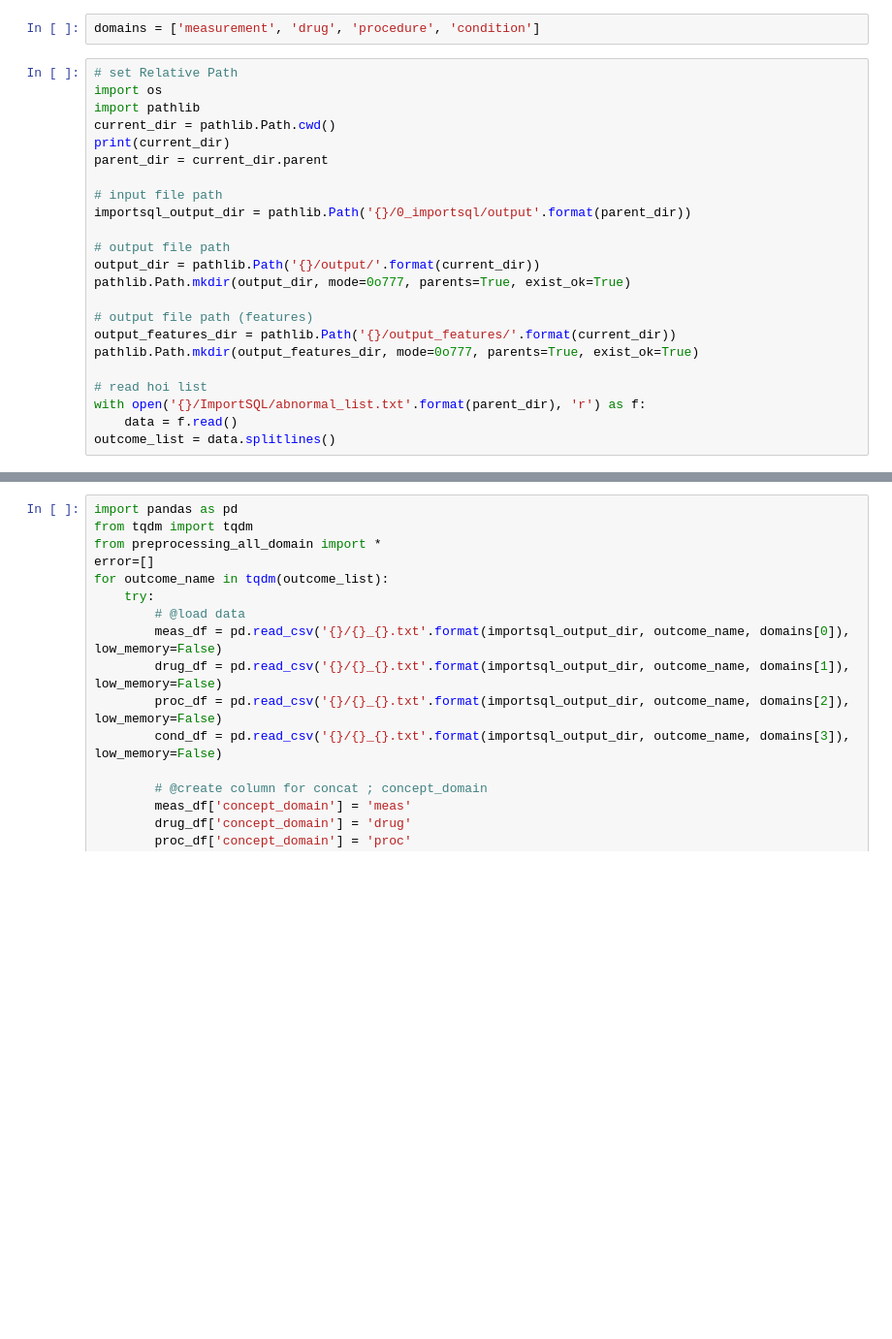
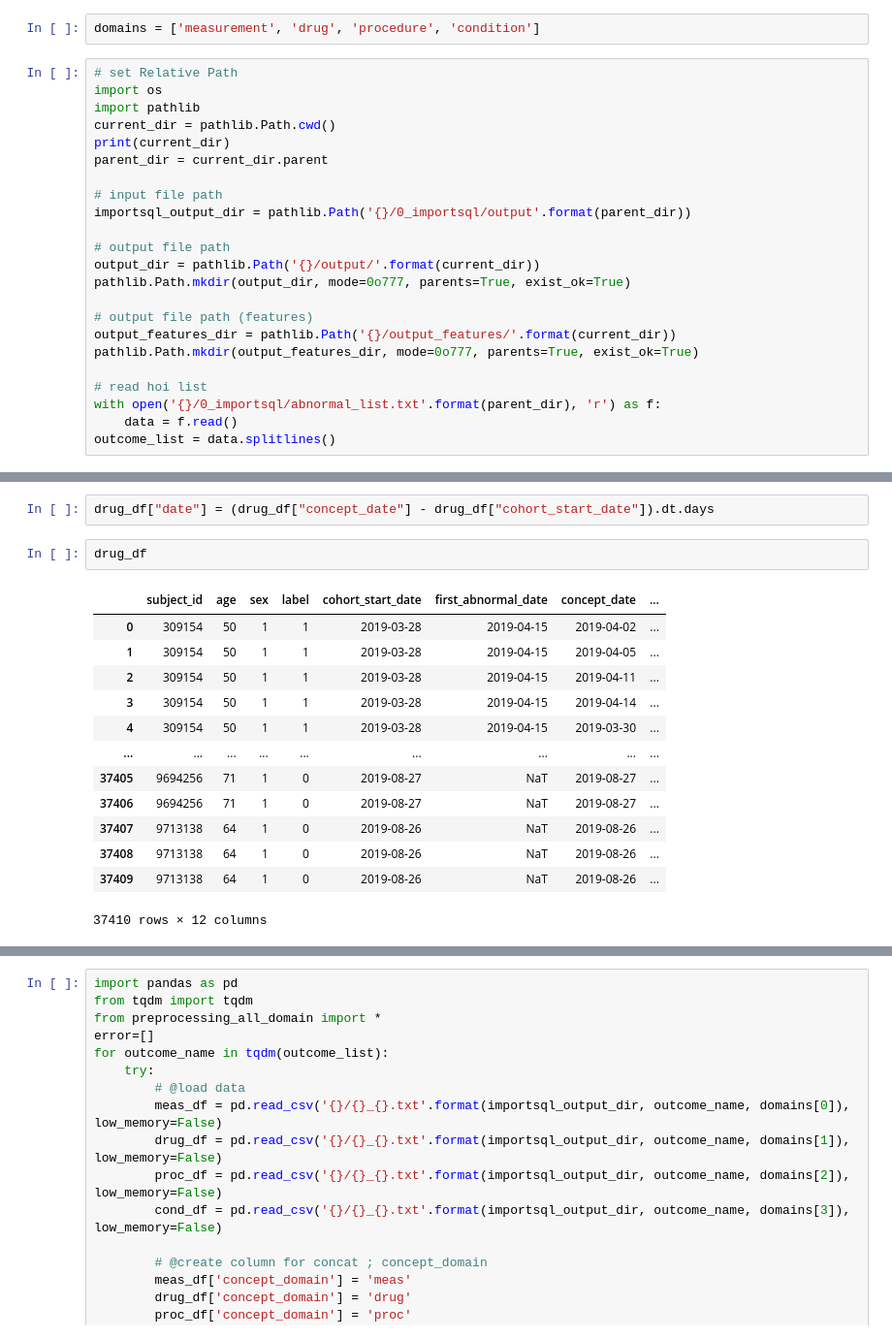
Before and after one commit to memy85/MOA-CDM_AI, a Jupyter notebook: 1_preprocessing_all_domain/0_preprocessing_all_domain.ipynb, the cells around one changed output, grey strips where cells are left out. Shown at 97% size. Drawn from its saved outputs; the diff is of its cells as text; blank space fills up the shorter version.

```diff
--- a/1_preprocessing_all_domain/0_preprocessing_all_domain.ipynb
+++ b/1_preprocessing_all_domain/0_preprocessing_all_domain.ipynb
@@ -20,6 +20,6 @@ output_features_dir = pathlib.Path('{}/output_features/'.format(current_dir))
 pathlib.Path.mkdir(output_features_dir, mode=0o777, parents=True, exist_ok=True)
 
 # read hoi list
-with open('{}/ImportSQL/abnormal_list.txt'.format(parent_dir), 'r') as f:
+with open('{}/0_importsql/abnormal_list.txt'.format(parent_dir), 'r') as f:
     data = f.read()
 outcome_list = data.splitlines()
@@ -25,0 +260,18 @@ outcome_list = data.splitlines()
+# %%
+drug_df["date"] = (drug_df["concept_date"] - drug_df["cohort_start_date"]).dt.days
+# %%
+drug_df
+# %% [output]
+|  | subject_id | age | sex | label | cohort_start_date | first_abnormal_date | concept_date | ... |
+| 0 | 309154 | 50 | 1 | 1 | 2019-03-28 | 2019-04-15 | 2019-04-02 | ... |
+| 1 | 309154 | 50 | 1 | 1 | 2019-03-28 | 2019-04-15 | 2019-04-05 | ... |
+| 2 | 309154 | 50 | 1 | 1 | 2019-03-28 | 2019-04-15 | 2019-04-11 | ... |
+| 3 | 309154 | 50 | 1 | 1 | 2019-03-28 | 2019-04-15 | 2019-04-14 | ... |
+| 4 | 309154 | 50 | 1 | 1 | 2019-03-28 | 2019-04-15 | 2019-03-30 | ... |
+| ... | ... | ... | ... | ... | ... | ... | ... | ... |
+| 37405 | 9694256 | 71 | 1 | 0 | 2019-08-27 | NaT | 2019-08-27 | ... |
+| 37406 | 9694256 | 71 | 1 | 0 | 2019-08-27 | NaT | 2019-08-27 | ... |
+| 37407 | 9713138 | 64 | 1 | 0 | 2019-08-26 | NaT | 2019-08-26 | ... |
+| 37408 | 9713138 | 64 | 1 | 0 | 2019-08-26 | NaT | 2019-08-26 | ... |
+| 37409 | 9713138 | 64 | 1 | 0 | 2019-08-26 | NaT | 2019-08-26 | ... |
+37410 rows × 12 columns
```
Also changed, not shown: parts of 18 cells of this notebook, 7 other files.
